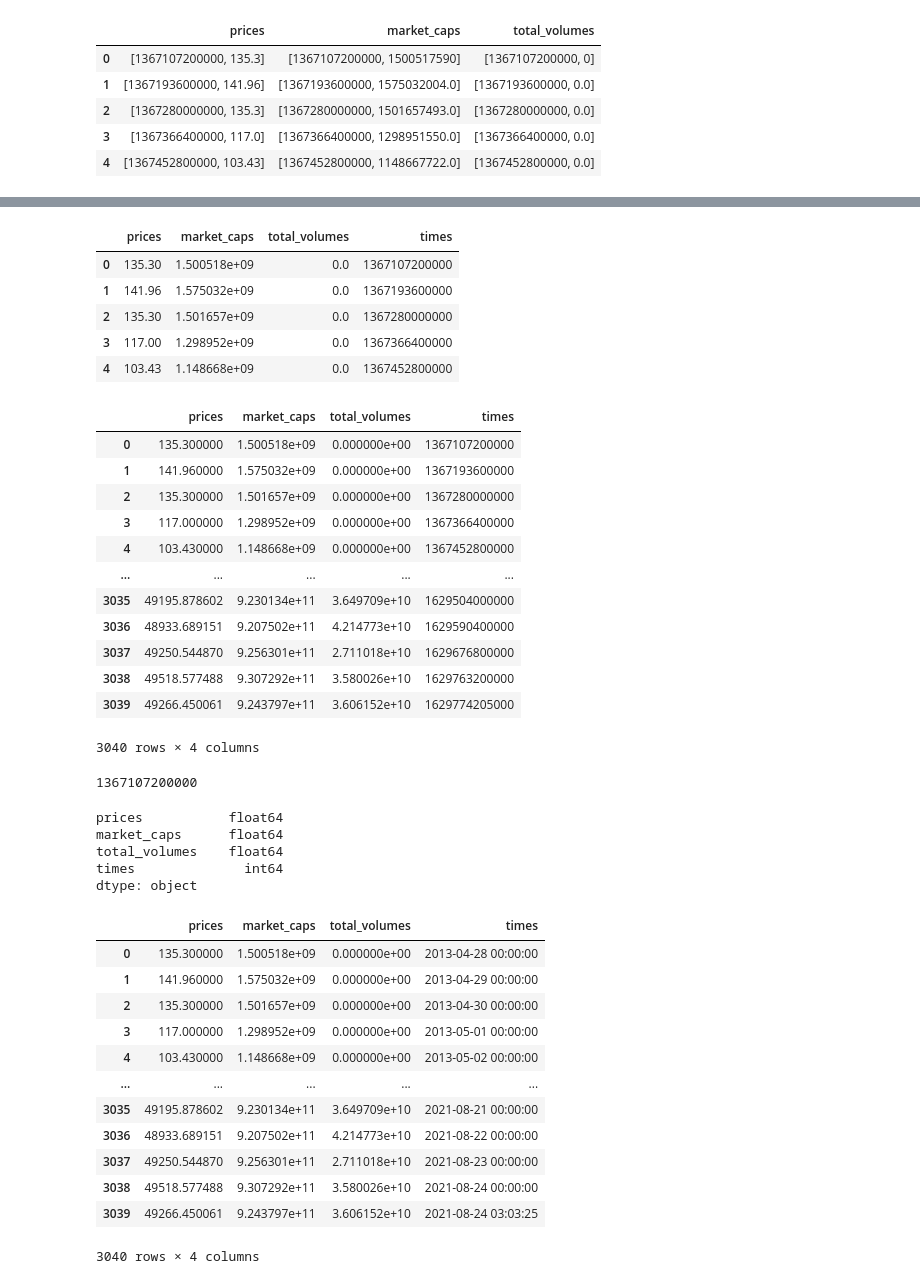
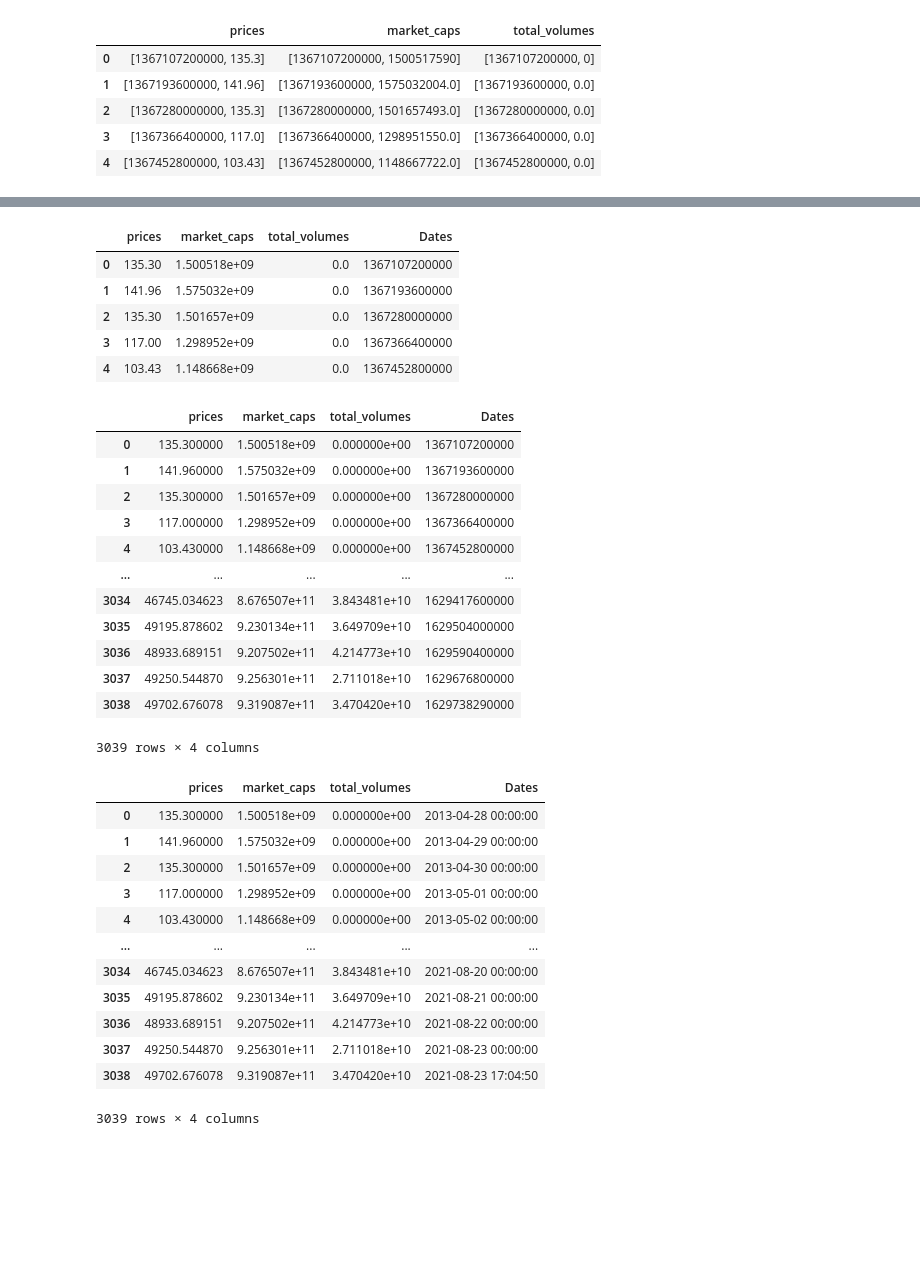
Before and after one commit to NicholasHanashiro/Cryptocurrency_dashboard, a Jupyter notebook: Cleaning.ipynb, the cells around one changed output, grey strips where cells are left out. Cells and saved outputs as stored; diff of their text form; code cells hidden in the pictures; blank space fills up the shorter version.

Commit message:
added pulled and cleaned data and csv with top 10 cryptos

```diff
--- a/Cleaning.ipynb
+++ b/Cleaning.ipynb
@@ -45,7 +45,7 @@ cg.get_coin_history_by_id('bitcoin','28-03-2020')
   'commit_count_4_weeks': 307},
  'public_interest_stats': {'alexa_rank': 12275, 'bing_matches': None}}
 # %%
-btc_df = pd.DataFrame(cg.get_coin_market_chart_by_id('bitcoin',vs_currency='usd',days = 6000,))
+btc_df = pd.DataFrame(cg.get_coin_market_chart_by_id('bitcoin',vs_currency='usd',days = 10000,))
 # %%
 btc_df.head()
 # %% [output]
@@ -58,7 +58,7 @@ btc_df.head()
 # %%
 btc_df_cleaned = pd.DataFrame(btc_df)
 # %%
-btc_df_cleaned[["times","prices"]] = pd.DataFrame(btc_df_cleaned.prices.tolist(),index= btc_df_cleaned.index)
+btc_df_cleaned[["Dates","prices"]] = pd.DataFrame(btc_df_cleaned.prices.tolist(),index= btc_df_cleaned.index)
 # %%
 btc_df_cleaned.head()
 # %% [output]
@@ -69,13 +69,13 @@ btc_df_cleaned.head()
 | 3 | 117.00 | [1367366400000, 1298951550.0] | [1367366400000, 0.0] | 1367366400000 |
 | 4 | 103.43 | [1367452800000, 1148667722.0] | [1367452800000, 0.0] | 1367452800000 |
 # %%
-btc_df_cleaned[["times","market_caps"]] = pd.DataFrame(btc_df_cleaned.market_caps.tolist(),index= btc_df_cleaned.index)
+btc_df_cleaned[["Dates","market_caps"]] = pd.DataFrame(btc_df_cleaned.market_caps.tolist(),index= btc_df_cleaned.index)
 # %%
-btc_df_cleaned[["times","total_volumes"]] = pd.DataFrame(btc_df_cleaned.total_volumes.tolist(),index= btc_df_cleaned.index)
+btc_df_cleaned[["Dates","total_volumes"]] = pd.DataFrame(btc_df_cleaned.total_volumes.tolist(),index= btc_df_cleaned.index)
 # %%
 btc_df_cleaned.head()
 # %% [output]
-|  | prices | market_caps | total_volumes | times |
+|  | prices | market_caps | total_volumes | Dates |
 | 0 | 135.30 | 1.500518e+09 | 0.0 | 1367107200000 |
 | 1 | 141.96 | 1.575032e+09 | 0.0 | 1367193600000 |
 | 2 | 135.30 | 1.501657e+09 | 0.0 | 1367280000000 |
@@ -84,16 +84,16 @@ btc_df_cleaned.head()
 # %%
 btc_df_cleaned
 # %% [output]
-|  | prices | market_caps | total_volumes | times |
+|  | prices | market_caps | total_volumes | Dates |
 | 0 | 135.300000 | 1.500518e+09 | 0.000000e+00 | 1367107200000 |
 | 1 | 141.960000 | 1.575032e+09 | 0.000000e+00 | 1367193600000 |
 | 2 | 135.300000 | 1.501657e+09 | 0.000000e+00 | 1367280000000 |
 | 3 | 117.000000 | 1.298952e+09 | 0.000000e+00 | 1367366400000 |
 | 4 | 103.430000 | 1.148668e+09 | 0.000000e+00 | 1367452800000 |
 | ... | ... | ... | ... | ... |
+| 3034 | 46745.034623 | 8.676507e+11 | 3.843481e+10 | 1629417600000 |
 | 3035 | 49195.878602 | 9.230134e+11 | 3.649709e+10 | 1629504000000 |
 | 3036 | 48933.689151 | 9.207502e+11 | 4.214773e+10 | 1629590400000 |
 | 3037 | 49250.544870 | 9.256301e+11 | 2.711018e+10 | 1629676800000 |
-| 3038 | 49518.577488 | 9.307292e+11 | 3.580026e+10 | 1629763200000 |
-| 3039 | 49266.450061 | 9.243797e+11 | 3.606152e+10 | 1629774205000 |
+| 3038 | 49702.676078 | 9.319087e+11 | 3.470420e+10 | 1629738290000 |
-3040 rows × 4 columns
+3039 rows × 4 columns
@@ -102,30 +100,18 @@ test_time = 1367107200000
-# %%
-test_time
-# %% [output]
-1367107200000
-# %%
-btc_df_cleaned.dtypes
-# %% [output]
-prices           float64
-market_caps      float64
-total_volumes    float64
-times              int64
-dtype: object
 # %%
 start = dt.datetime(1970, 1, 1)  # Unix epoch start time
-btc_df_cleaned.times = btc_df_cleaned.times.apply(lambda x: start + timedelta(seconds=x/1000))
+btc_df_cleaned.Dates = btc_df_cleaned.Dates.apply(lambda x: start + timedelta(seconds=x/1000))
 btc_df_cleaned
 # %% [output]
-|  | prices | market_caps | total_volumes | times |
+|  | prices | market_caps | total_volumes | Dates |
 | 0 | 135.300000 | 1.500518e+09 | 0.000000e+00 | 2013-04-28 00:00:00 |
 | 1 | 141.960000 | 1.575032e+09 | 0.000000e+00 | 2013-04-29 00:00:00 |
 | 2 | 135.300000 | 1.501657e+09 | 0.000000e+00 | 2013-04-30 00:00:00 |
 | 3 | 117.000000 | 1.298952e+09 | 0.000000e+00 | 2013-05-01 00:00:00 |
 | 4 | 103.430000 | 1.148668e+09 | 0.000000e+00 | 2013-05-02 00:00:00 |
 | ... | ... | ... | ... | ... |
+| 3034 | 46745.034623 | 8.676507e+11 | 3.843481e+10 | 2021-08-20 00:00:00 |
 | 3035 | 49195.878602 | 9.230134e+11 | 3.649709e+10 | 2021-08-21 00:00:00 |
 | 3036 | 48933.689151 | 9.207502e+11 | 4.214773e+10 | 2021-08-22 00:00:00 |
 | 3037 | 49250.544870 | 9.256301e+11 | 2.711018e+10 | 2021-08-23 00:00:00 |
-| 3038 | 49518.577488 | 9.307292e+11 | 3.580026e+10 | 2021-08-24 00:00:00 |
-| 3039 | 49266.450061 | 9.243797e+11 | 3.606152e+10 | 2021-08-24 03:03:25 |
+| 3038 | 49702.676078 | 9.319087e+11 | 3.470420e+10 | 2021-08-23 17:04:50 |
-3040 rows × 4 columns
+3039 rows × 4 columns
```
Also changed, not shown: parts of 16 cells of this notebook, 2 other files.
